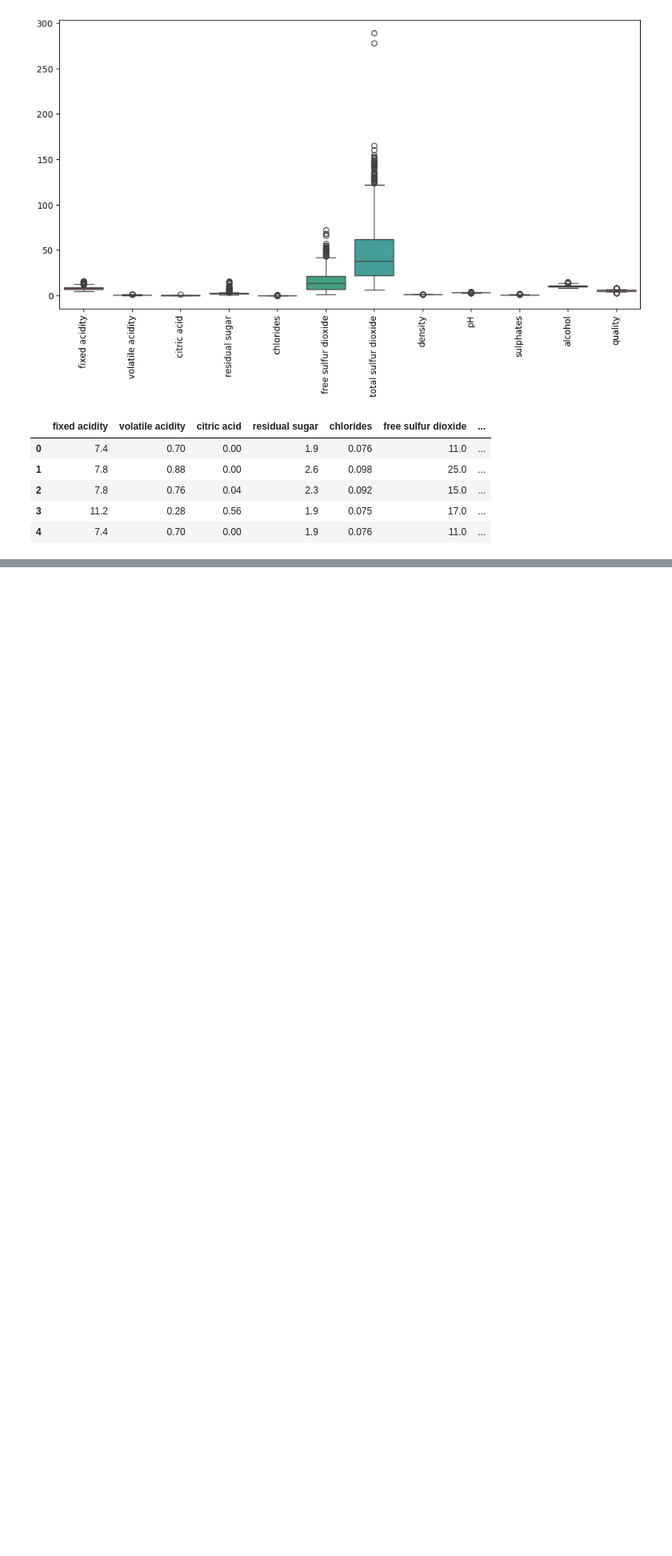
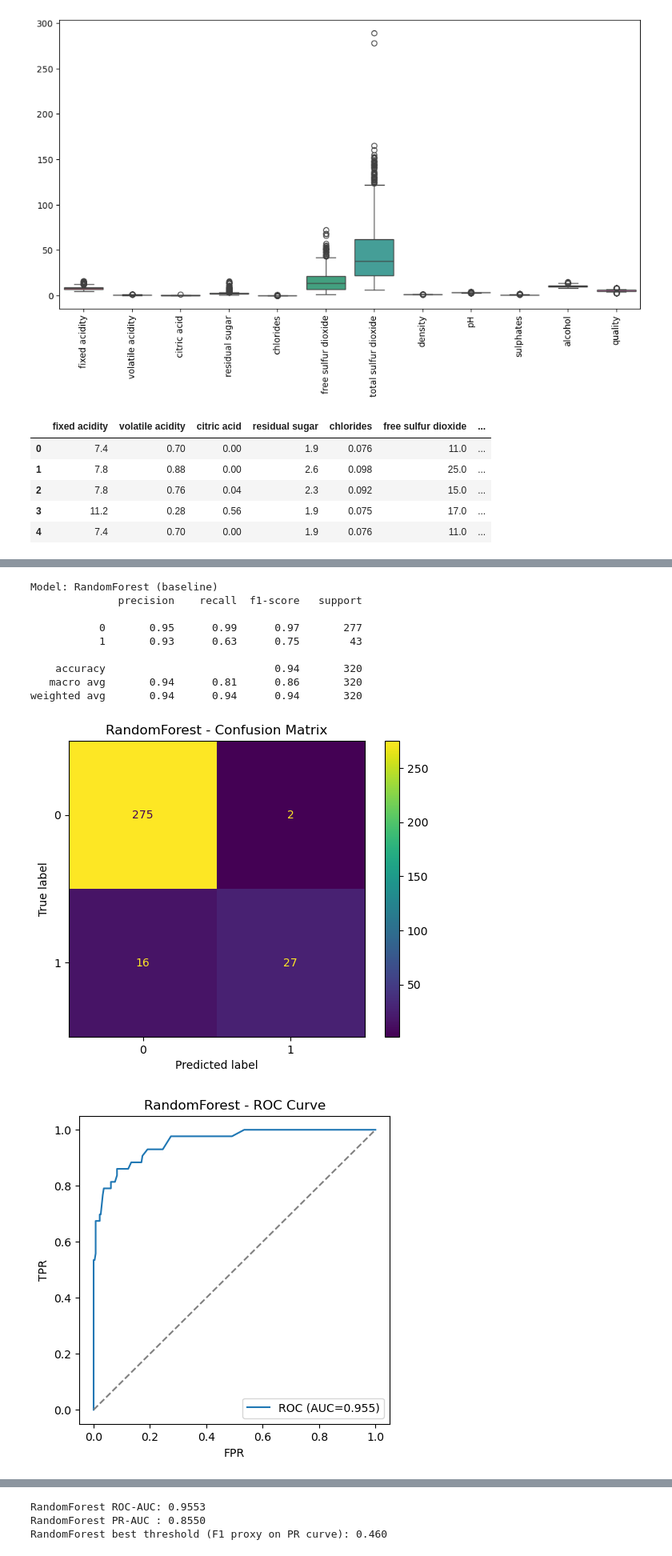
Before and after one commit to SieonLee/Kaggle, a Jupyter notebook: 2. Red_Wine_Quality/Red_Wine_Quality.ipynb, the cells around one changed output, grey strips where cells are left out. Shown at 80% size. Drawn from its saved outputs; the diff is of its cells as text; code cells hidden in the pictures; blank space fills up the shorter version.

Commit message:
feat: update Red Wine Quality notebook
Co-Authored-By: Claude Sonnet 4.6 <noreply@anthropic.com>

```diff
--- a/2. Red_Wine_Quality/Red_Wine_Quality.ipynb
+++ b/2. Red_Wine_Quality/Red_Wine_Quality.ipynb
@@ -230,0 +301,24 @@ Alcohol and sulphates were identified as the most important features, suggesting
+# %%
+# RandomForest (same as your notebook + richer eval)
+rf = RandomForestClassifier(random_state=42)
+rf.fit(X_train, y_train)
+
+y_pred_rf = rf.predict(X_test)
+y_proba_rf = rf.predict_proba(X_test)[:, 1]
+
+print("\nModel: RandomForest (baseline)")
+print(classification_report(y_test, y_pred_rf))
+plot_confusion(y_test, y_pred_rf, "RandomForest - Confusion Matrix")
+_ = plot_roc_pr_curves(y_test, y_proba_rf, "RandomForest")
+# %% [output]
+Model: RandomForest (baseline)
+              precision    recall  f1-score   support
+
+           0       0.95      0.99      0.97       277
+           1       0.93      0.63      0.75        43
+
+    accuracy                           0.94       320
+   macro avg       0.94      0.81      0.86       320
+weighted avg       0.94      0.94      0.94       320
+[figure, added]
+[figure, added]
@@ -230,0 +326,3 @@ Alcohol and sulphates were identified as the most important features, suggesting
+RandomForest ROC-AUC: 0.9553
+RandomForest PR-AUC : 0.8550
+RandomForest best threshold (F1 proxy on PR curve): 0.460
```
Also changed, not shown: parts of 18 cells of this notebook.
